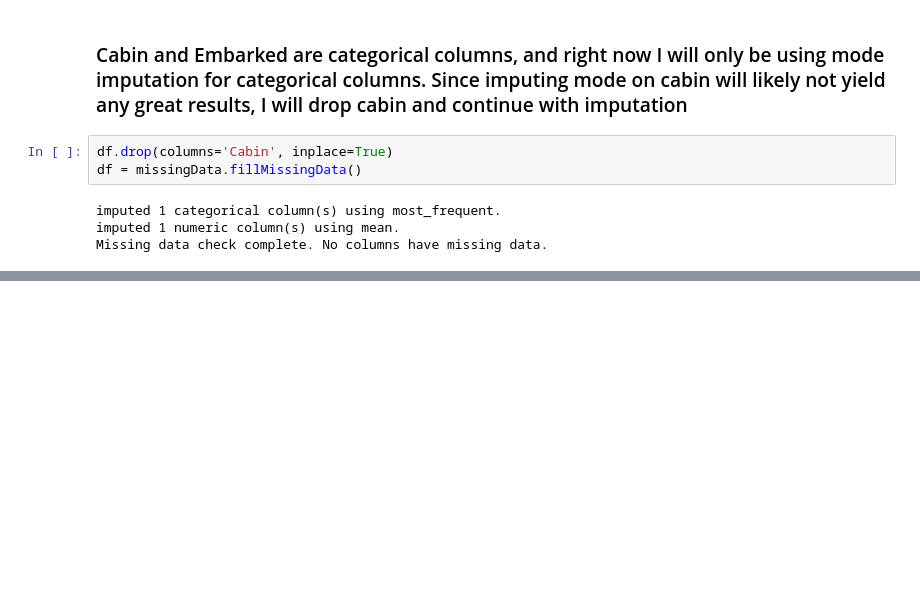
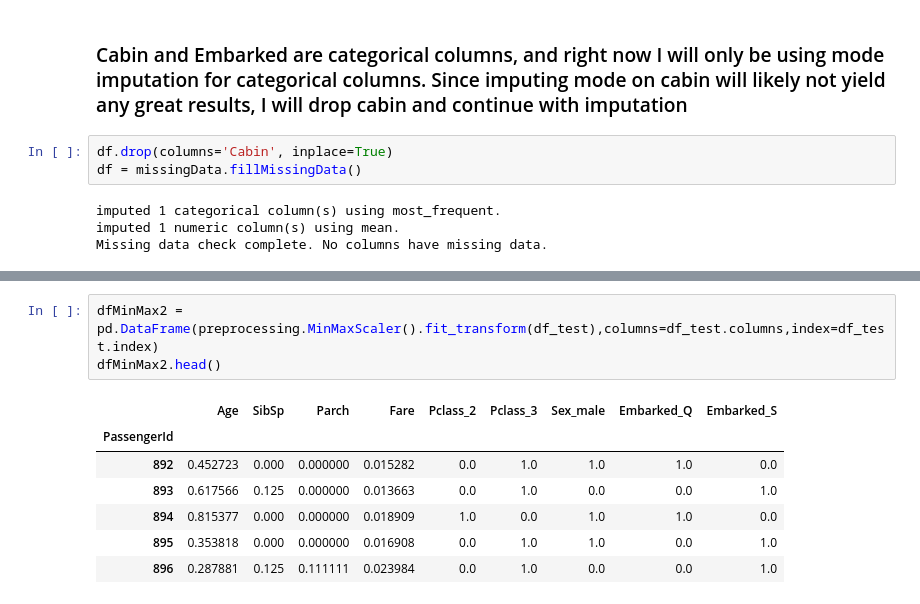
Before and after one commit to trent-o/titanic-0, a Jupyter notebook: titanic1.ipynb, the cells around one changed output, grey strips where cells are left out. Drawn from its saved outputs; the diff is of its cells as text; blank space fills up the shorter version.

```diff
--- a/titanic1.ipynb
+++ b/titanic1.ipynb
@@ -309,0 +384,11 @@ Average R-squared:      0.3802709079694058
+# %%
+dfMinMax2 = pd.DataFrame(preprocessing.MinMaxScaler().fit_transform(df_test),columns=df_test.columns,index=df_test.index)
+dfMinMax2.head()
+# %% [output]
+|  | Age | SibSp | Parch | Fare | Pclass_2 | Pclass_3 | Sex_male | Embarked_Q | Embarked_S |
+| PassengerId |  |  |  |  |  |  |  |  |  |
+| 892 | 0.452723 | 0.000 | 0.000000 | 0.015282 | 0.0 | 1.0 | 1.0 | 1.0 | 0.0 |
+| 893 | 0.617566 | 0.125 | 0.000000 | 0.013663 | 0.0 | 1.0 | 0.0 | 0.0 | 1.0 |
+| 894 | 0.815377 | 0.000 | 0.000000 | 0.018909 | 1.0 | 0.0 | 1.0 | 1.0 | 0.0 |
+| 895 | 0.353818 | 0.000 | 0.000000 | 0.016908 | 0.0 | 1.0 | 1.0 | 0.0 | 1.0 |
+| 896 | 0.287881 | 0.125 | 0.111111 | 0.023984 | 0.0 | 1.0 | 0.0 | 0.0 | 1.0 |
```
Also changed, not shown: parts of 16 cells of this notebook.
